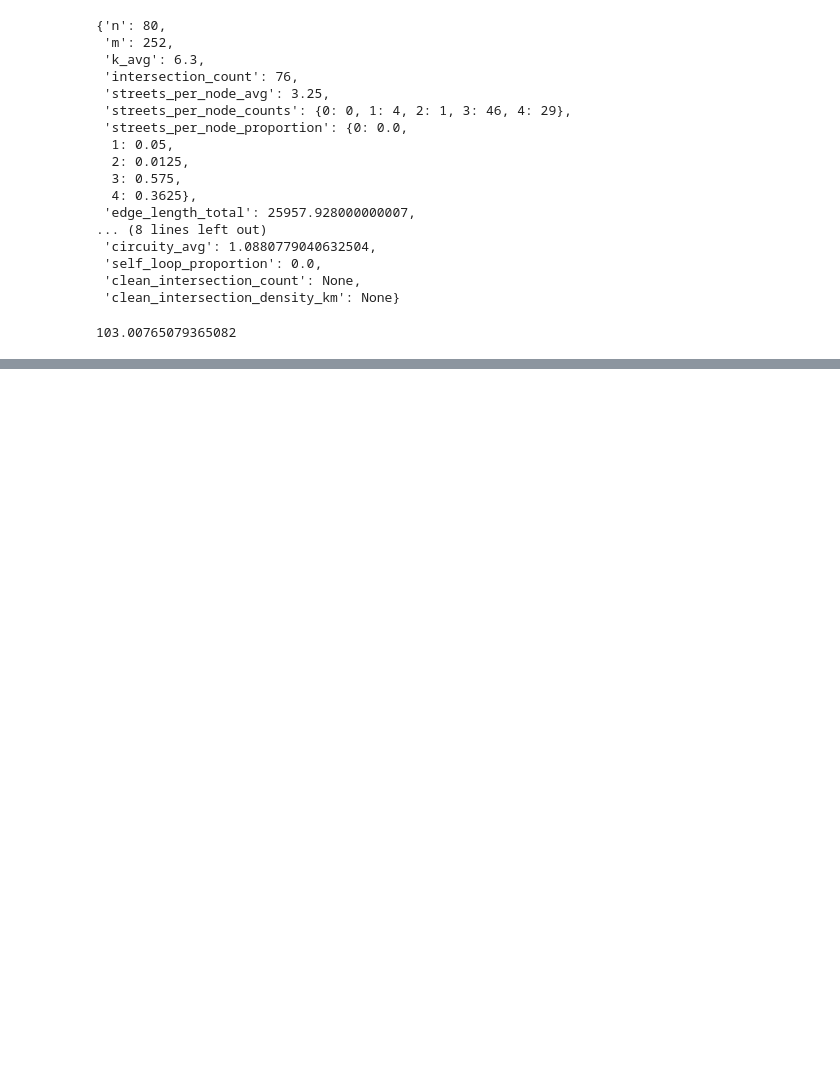
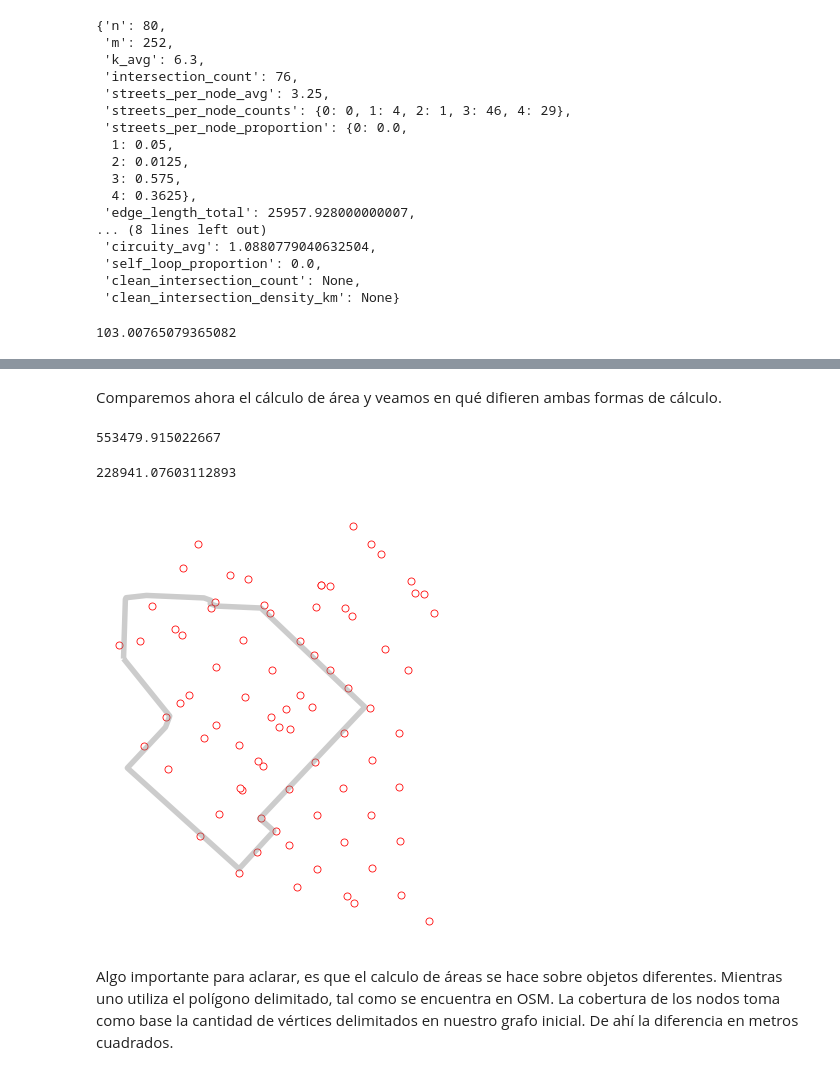
Before and after one commit to PyMap/AUPY, a Jupyter notebook: Clase 4/04_04_OSMNx.ipynb, the cells around one changed output, grey strips where cells are left out. Saved outputs shown, nothing was run; the diff lists cells and outputs as text; code cells hidden in the pictures; blank space fills up the shorter version.

```diff
--- a/Clase 4/04_04_OSMNx.ipynb
+++ b/Clase 4/04_04_OSMNx.ipynb
@@ -362,0 +352,5 @@ Entre los distintos métodos que se revisaron para descargar una red, elegir aqu
+# %%
+# calculemos el área de nuestra red
+lugar = 'Villa Hidalgo, José León Suárez, Partido de General San Martín, Buenos Aires'
+gdf = ox.geocode_to_gdf(lugar)
+area = ox.project_gdf(gdf).unary_union.area
@@ -362,0 +387,6 @@ Entre los distintos métodos que se revisaron para descargar una red, elegir aqu
+# %%
+# reproyectar nuestro grafo
+G_proj = ox.project_graph(G)
+# %%
+# de nuestro grafo reproyectado, obtener sus nodos y convertirlos en un geodatafra
+nodes_proj = ox.graph_to_gdfs(G_proj, edges=False)
@@ -362,0 +406,22 @@ Entre los distintos métodos que se revisaron para descargar una red, elegir aqu
+# %% [markdown]
+Comparemos ahora el cálculo de área y veamos en qué difieren ambas formas de cálculo.
+# %%
+# utilizando el área del polígono
+graph_area_m
+# %% [output]
+553479.915022667
+# %%
+# utilizando el área cubierta por los nodos
+area
+# %% [output]
+228941.07603112893
+# %%
+# como podemos apreciar las coberturas son diferentes
+f, ax = plt.subplots(figsize=(12,8))
+gdf.to_crs(nodes_proj.crs).geometry.boundary.plot(ax=ax, color='grey', linewidth=5.5, alpha=0.4)
+nodes_proj.plot(ax=ax, color='white', markersize=50, linewidth=0.8, edgecolor='red')
+ax.set_axis_off();
+# %% [output]
+[figure, added]
+# %% [markdown]
+Algo importante para aclarar, es que el calculo de áreas se hace sobre objetos diferentes. Mientras uno utiliza el polígono delimitado, tal como se encuentra en OSM. La cobertura de los nodos toma como base la cantidad de vértices delimitados en nuestro grafo inicial. De ahí la diferencia en metros cuadrados.
```
Also changed, not shown: parts of 95 cells of this notebook, 12 other files.
